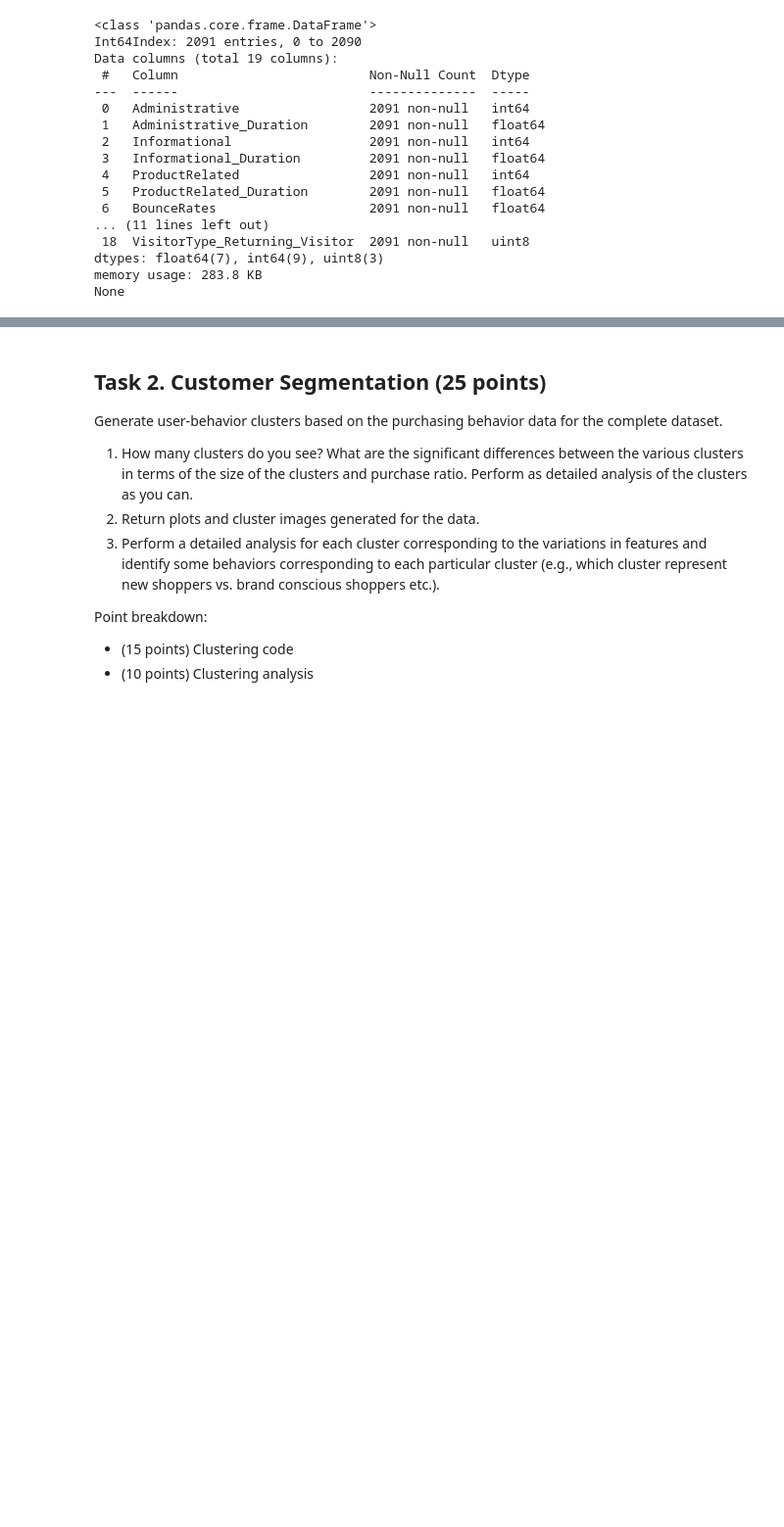
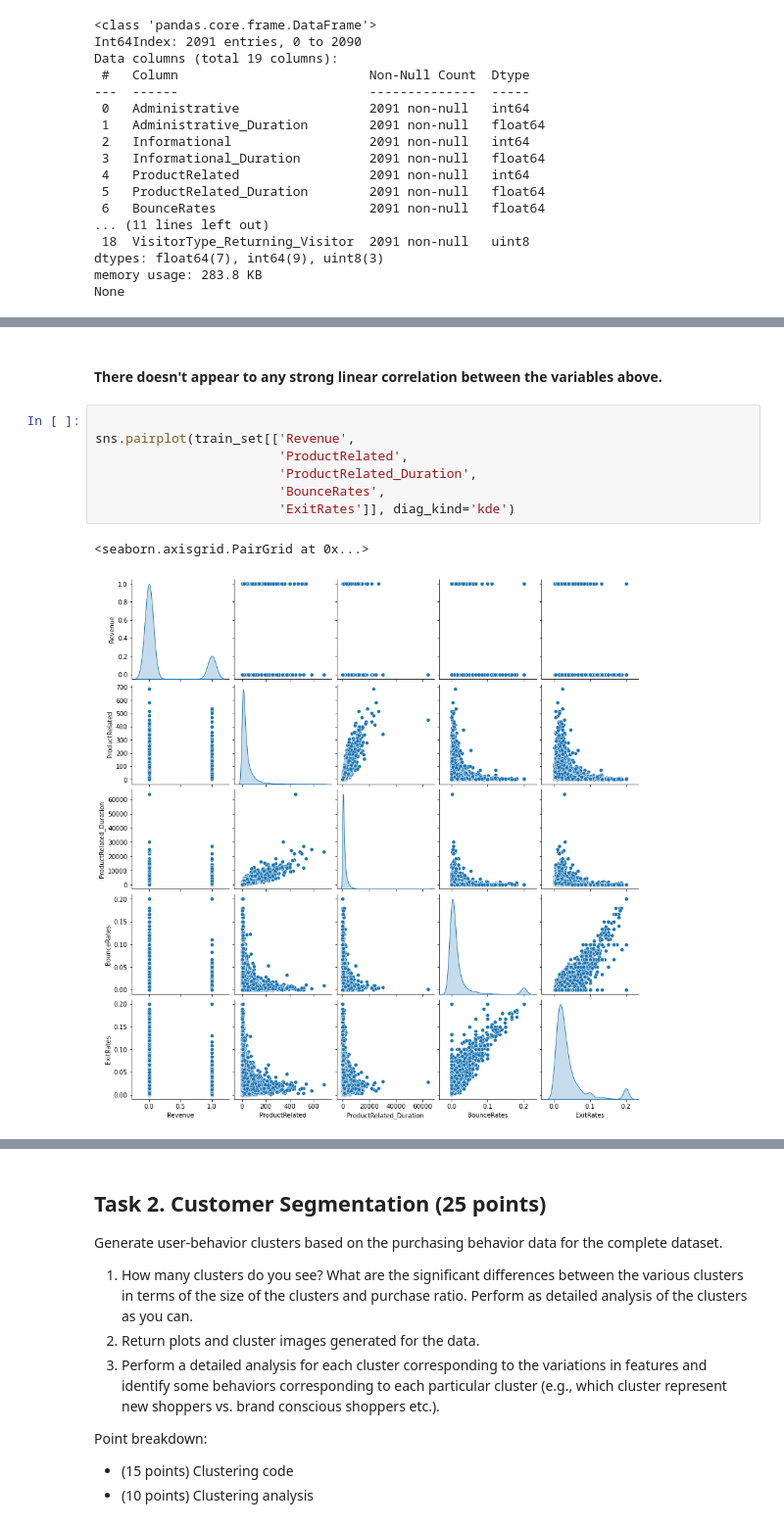
Before and after one commit to cimoody/MLE-7, a Jupyter notebook: assignments/midterm/Midterm_CIMoody.ipynb, the cells around one changed output, grey strips where cells are left out. Shown at 98% size. Cells and saved outputs as stored; diff of their text form; blank space fills up the shorter version.

```diff
--- a/assignments/midterm/Midterm_CIMoody.ipynb
+++ b/assignments/midterm/Midterm_CIMoody.ipynb
@@ -321,0 +382,12 @@ None
+# %% [markdown]
+#### There doesn't appear to any strong linear correlation between the variables above.
+# %%
+
+sns.pairplot(train_set[['Revenue',
+                        'ProductRelated',
+                        'ProductRelated_Duration',
+                        'BounceRates',
+                        'ExitRates']], diag_kind='kde')
+# %% [output]
+<seaborn.axisgrid.PairGrid at 0x...>
+[figure, added]
```
Also changed, not shown: parts of 16 cells of this notebook.
